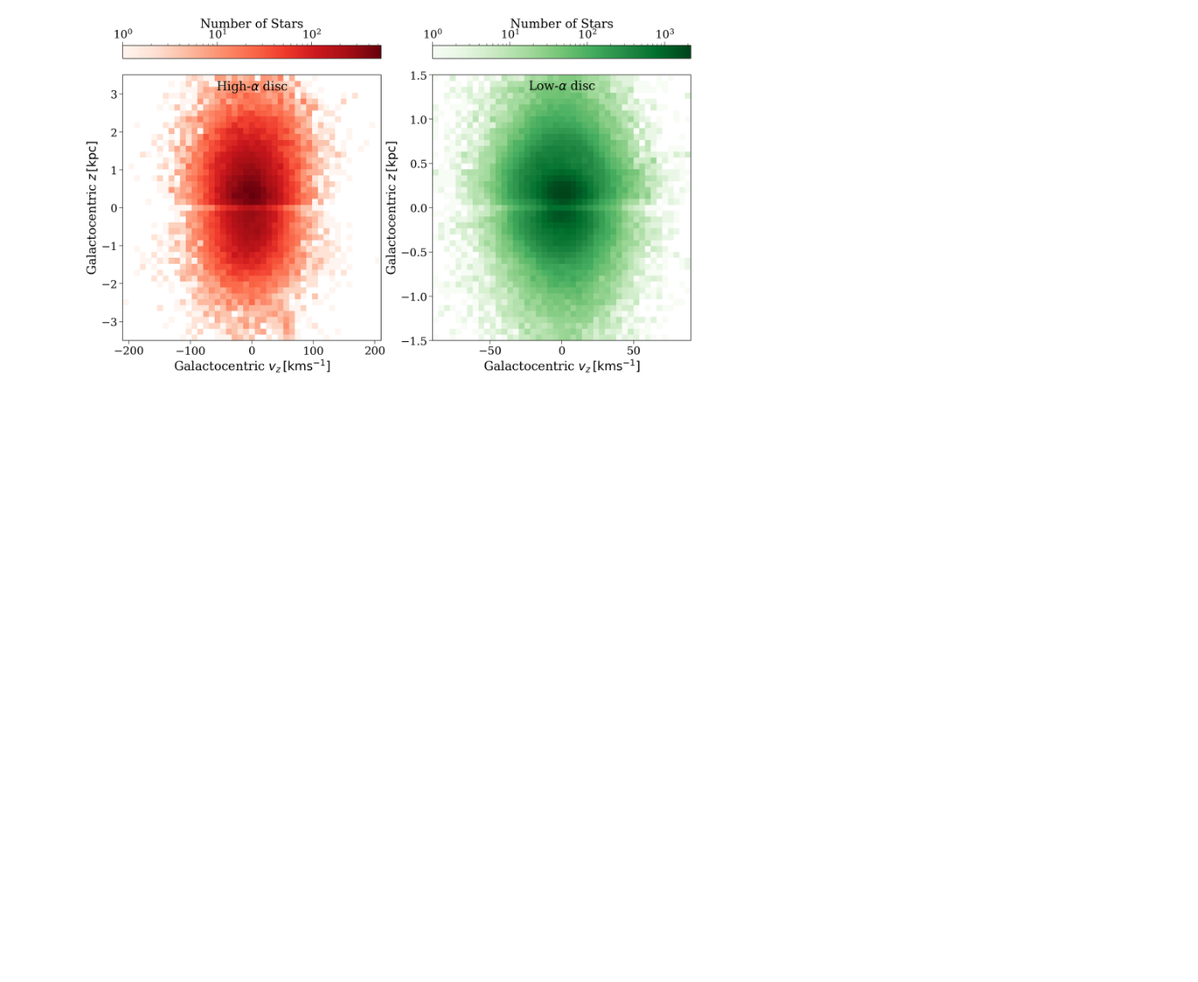
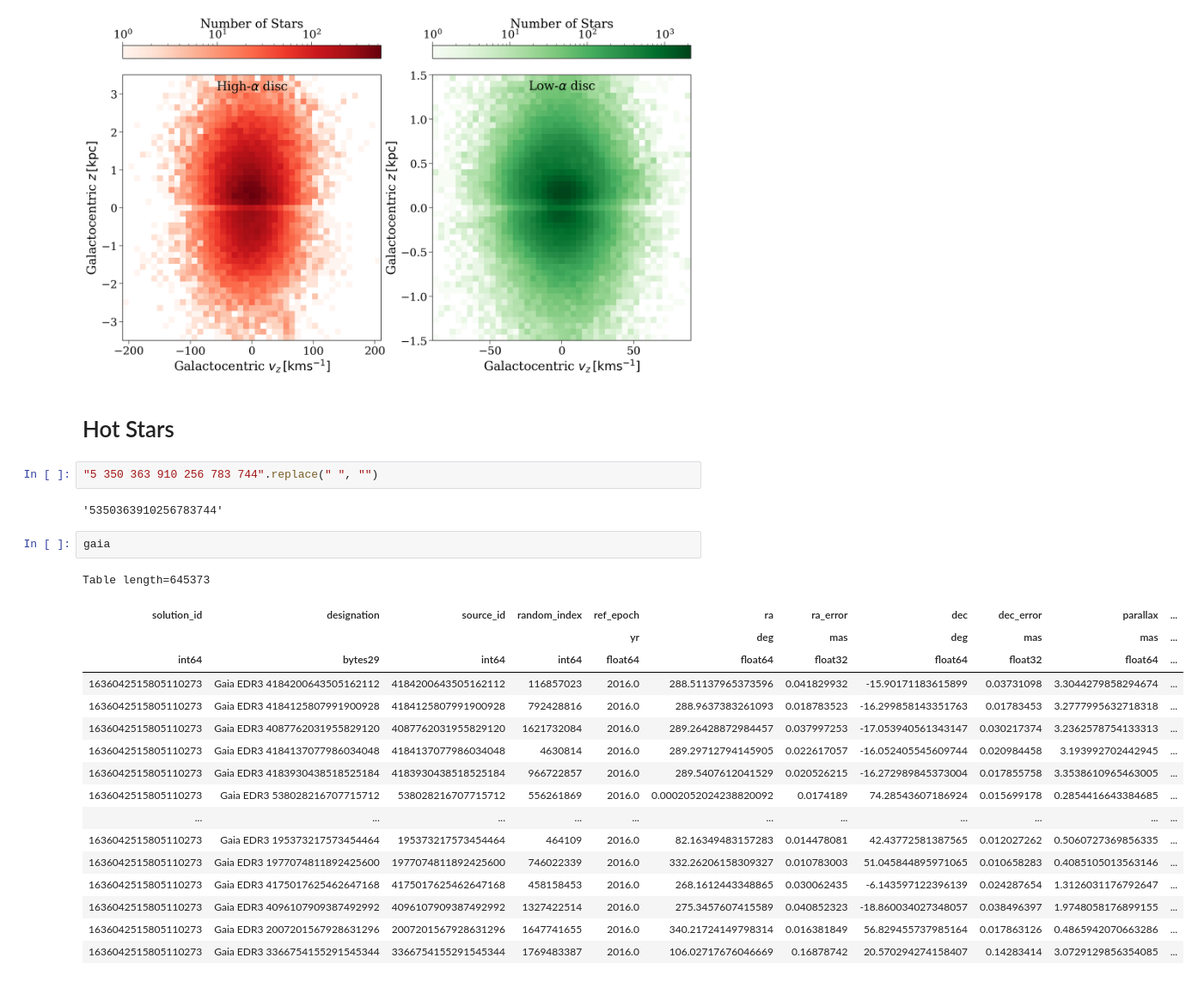
Before and after one commit to TomWagg/microlensing-kicks, a Jupyter notebook: notebooks/apogee_gaia.ipynb, the cells around one changed output. Shown: that part at 86% size. Saved outputs shown, nothing was run; the diff lists cells and outputs as text; blank space fills up the shorter version.

```diff
--- a/notebooks/apogee_gaia.ipynb
+++ b/notebooks/apogee_gaia.ipynb
@@ -172,3 +172,29 @@ for i in range(len(gal_coords)):
 plt.show()
 # %% [output]
 [figure]
+# %% [markdown]
+# Hot Stars
+# %%
+"5 350 363 910 256 783 744".replace(" ", "")
+# %% [output]
+'5350363910256783744'
+# %%
+gaia
+# %% [output]
+Table length=645373
+| solution_id | designation | source_id | random_index | ref_epoch | ra | ra_error | dec | dec_error | parallax | ... |
+|  |  |  |  | yr | deg | mas | deg | mas | mas | ... |
+| int64 | bytes29 | int64 | int64 | float64 | float64 | float32 | float64 | float32 | float64 | ... |
+| 1636042515805110273 | Gaia EDR3 4184200643505162112 | 4184200643505162112 | 116857023 | 2016.0 | 288.51137965373596 | 0.041829932 | -15.90171183615899 | 0.03731098 | 3.3044279858294674 | ... |
+| 1636042515805110273 | Gaia EDR3 4184125807991900928 | 4184125807991900928 | 792428816 | 2016.0 | 288.9637383261093 | 0.018783523 | -16.299858143351763 | 0.01783453 | 3.2777995632718318 | ... |
+| 1636042515805110273 | Gaia EDR3 4087762031955829120 | 4087762031955829120 | 1621732084 | 2016.0 | 289.26428872984457 | 0.037997253 | -17.053940561343147 | 0.030217374 | 3.2362578754133313 | ... |
+| 1636042515805110273 | Gaia EDR3 4184137077986034048 | 4184137077986034048 | 4630814 | 2016.0 | 289.29712794145905 | 0.022617057 | -16.052405545609744 | 0.020984458 | 3.193992702442945 | ... |
+| 1636042515805110273 | Gaia EDR3 4183930438518525184 | 4183930438518525184 | 966722857 | 2016.0 | 289.5407612041529 | 0.020526215 | -16.272989845373004 | 0.017855758 | 3.3538610965463005 | ... |
+| 1636042515805110273 | Gaia EDR3 538028216707715712 | 538028216707715712 | 556261869 | 2016.0 | 0.0002052024238820092 | 0.0174189 | 74.28543607186924 | 0.015699178 | 0.2854416643384685 | ... |
+| ... | ... | ... | ... | ... | ... | ... | ... | ... | ... | ... |
+| 1636042515805110273 | Gaia EDR3 195373217573454464 | 195373217573454464 | 464109 | 2016.0 | 82.16349483157283 | 0.014478081 | 42.43772581387565 | 0.012027262 | 0.5060727369856335 | ... |
+| 1636042515805110273 | Gaia EDR3 1977074811892425600 | 1977074811892425600 | 746022339 | 2016.0 | 332.26206158309327 | 0.010783003 | 51.045844895971065 | 0.010658283 | 0.4085105013563146 | ... |
+| 1636042515805110273 | Gaia EDR3 4175017625462647168 | 4175017625462647168 | 458158453 | 2016.0 | 268.1612443348865 | 0.030062435 | -6.143597122396139 | 0.024287654 | 1.3126031176792647 | ... |
+| 1636042515805110273 | Gaia EDR3 4096107909387492992 | 4096107909387492992 | 1327422514 | 2016.0 | 275.3457607415589 | 0.040852323 | -18.860034027348057 | 0.038496397 | 1.9748058176899155 | ... |
+| 1636042515805110273 | Gaia EDR3 2007201567928631296 | 2007201567928631296 | 1647741655 | 2016.0 | 340.21724149798314 | 0.016381849 | 56.829455737985164 | 0.017863126 | 0.4865942070663286 | ... |
+| 1636042515805110273 | Gaia EDR3 3366754155291545344 | 3366754155291545344 | 1769483387 | 2016.0 | 106.02717676046669 | 0.16878742 | 20.570294274158407 | 0.14283414 | 3.0729129856354085 | ... |
```
Also changed, not shown: parts of 2 cells of this notebook, 1 other file.
